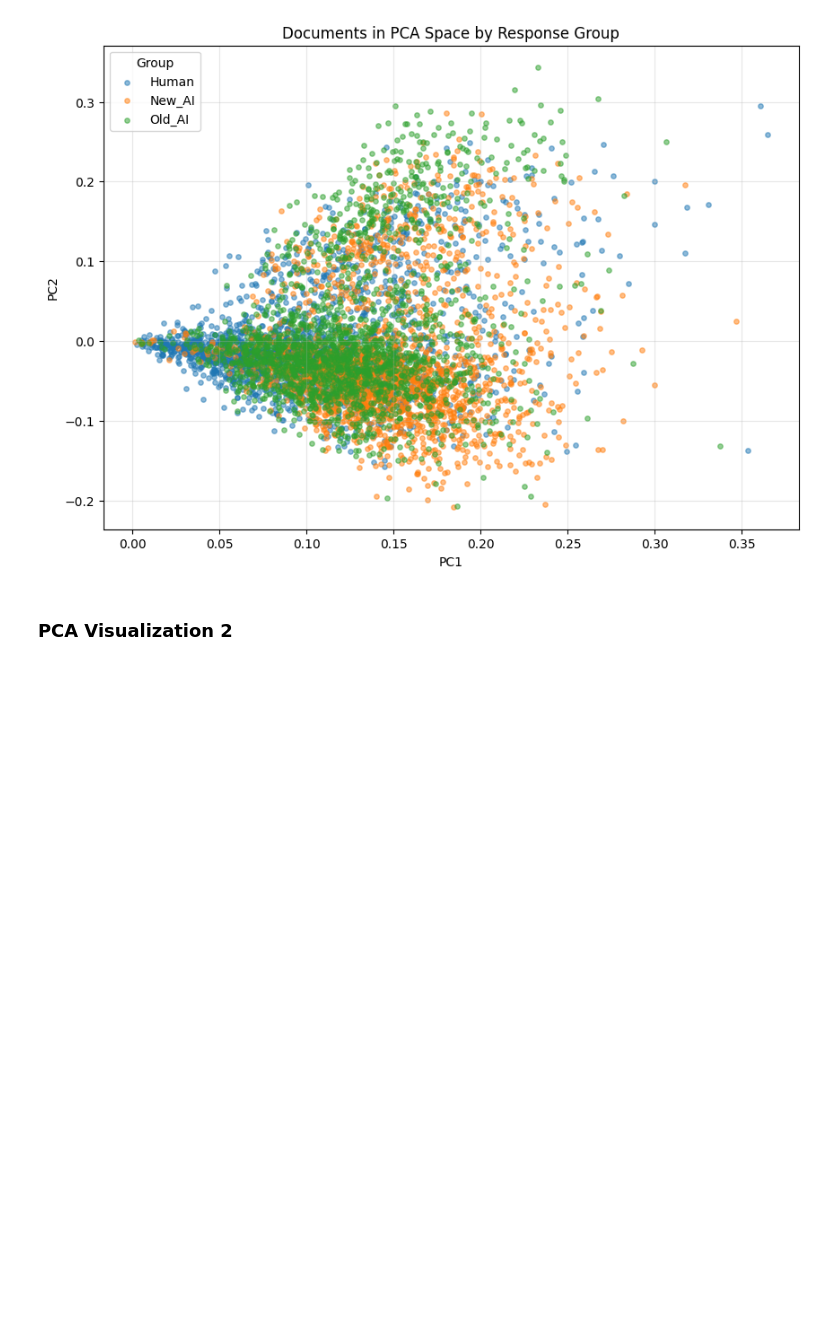
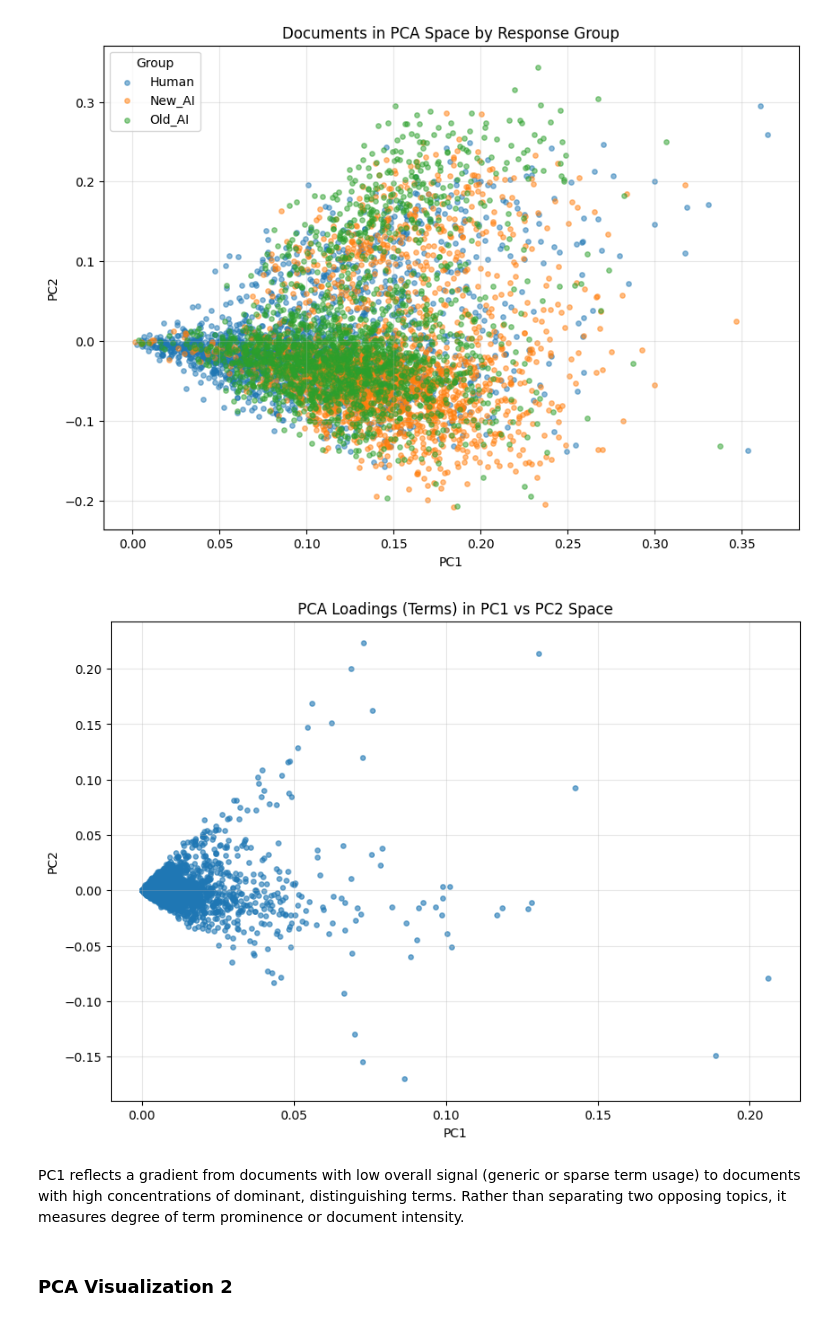
Before and after one commit to lderos/DS-5001-Final-Project, a Jupyter notebook: PCAmodels.ipynb, the cells around one changed output. Saved outputs shown, nothing was run; the diff lists cells and outputs as text; code cells hidden in the pictures; blank space fills up the shorter version.

```diff
--- a/PCAmodels.ipynb
+++ b/PCAmodels.ipynb
@@ -105,6 +105,27 @@ plt.grid(True, alpha=0.3)
 plt.show()
 # %% [output]
 [figure]
+# %%
+# Scatterplot of PCA Loadings (PC1 vs PC2)
+plt.figure(figsize=(10, 7))
+
+plt.scatter(
+    PCA_Loadings.loc["PC1"],
+    PCA_Loadings.loc["PC2"],
+    alpha=0.6,
+    s=15
+)
+
+plt.xlabel("PC1")
+plt.ylabel("PC2")
+plt.title("PCA Loadings (Terms) in PC1 vs PC2 Space")
+plt.grid(True, alpha=0.3)
+
+plt.show()
+# %% [output]
+[figure, added]
+# %% [markdown]
+PC1 reflects a gradient from documents with low overall signal (generic or sparse term usage) to documents with high concentrations of dominant, distinguishing terms. Rather than separating two opposing topics, it measures degree of term prominence or document intensity.
 # %% [markdown]
 ### PCA Visualization 2
 # %%
```
Also changed, not shown: parts of 3 cells of this notebook.
